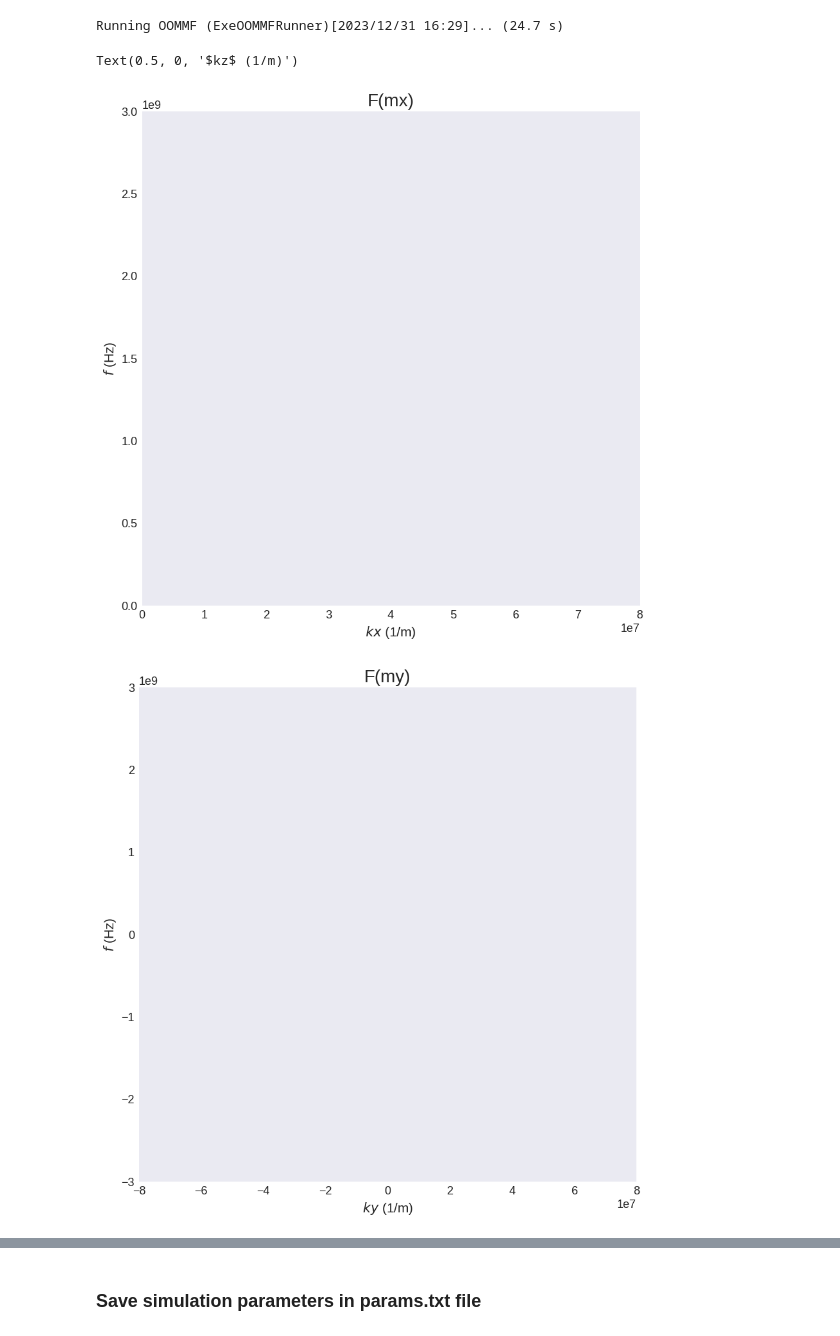
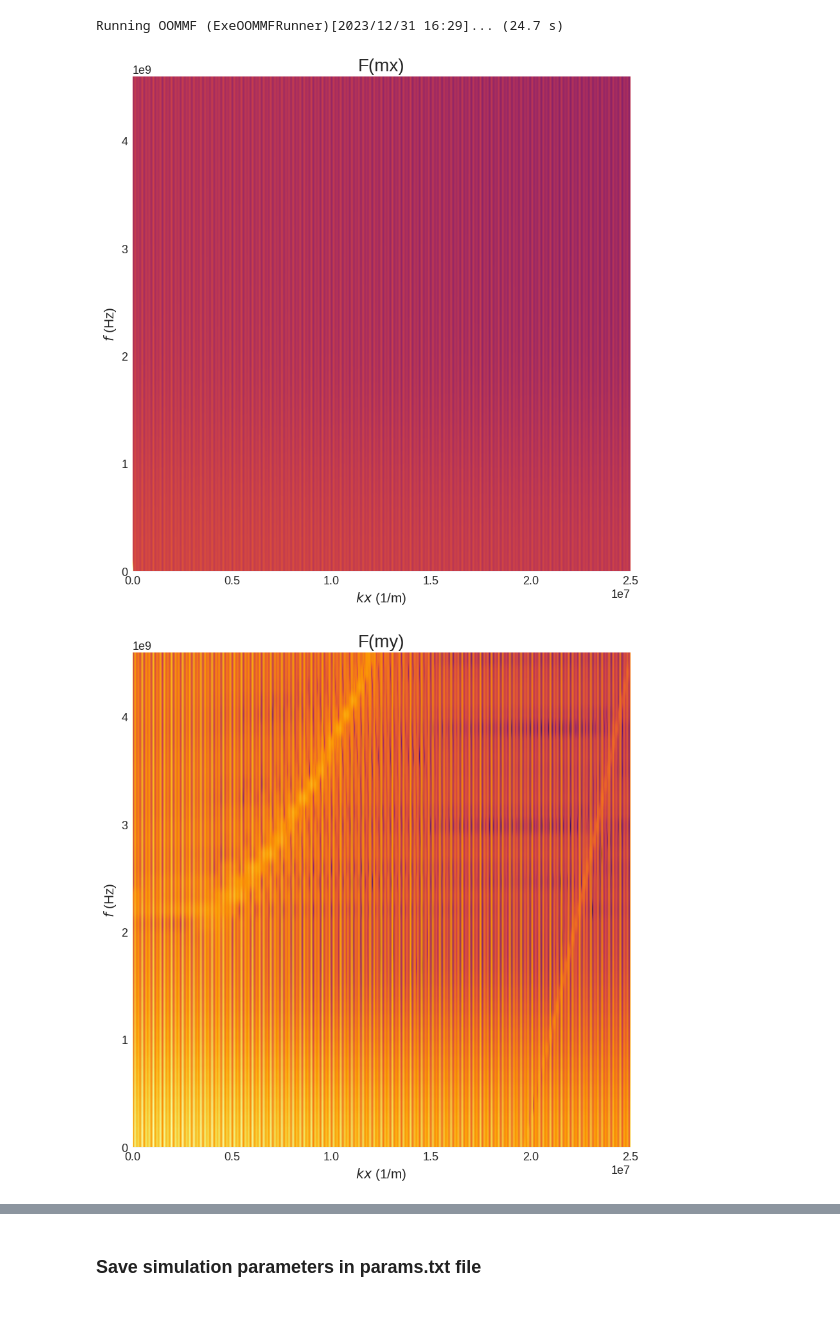
Before and after one commit to RiccardoCiviero/Spintronic_Project, a Jupyter notebook: P3.ipynb, the cells around one changed output, grey strips where cells are left out. Drawn from its saved outputs; the diff is of its cells as text; code cells hidden in the pictures.

Commit message:
added auto save of Fourier plots in sysName/images

```diff
--- a/P3.ipynb
+++ b/P3.ipynb
@@ -200,36 +200,49 @@ Az = np.fliplr(Az)
 m_fft_z = np.fft.fft2(Az)
 m_fft_z = np.fft.fftshift(m_fft_z)
 # %%
+import matplotlib.colors as colors
+import os
+directory="images"
+parentDir=f"{sysName}"
+path=os.path.join(parentDir,directory)
+os.mkdir(path)
+
 # Show the intensity plot of the 2D FFT
+
+#mx
 plt.figure(figsize=(10, 10))
 plt.title('F(mx)')
 extent = [-1/cx, 1/cx, -f_MAX, f_MAX]  # extent of k values and frequencies
 plt.imshow(np.log(np.abs(m_fft_x)**2), extent=extent,
-           aspect='auto', origin='lower', cmap="inferno")
+           aspect='auto', origin='lower', norm=colors.CenteredNorm(vcenter=22), cmap="inferno")
 plt.ylabel("$f$ (Hz)")
 plt.xlabel("$kx$ (1/m)")
+plt.xlim([0, 25e6])
+plt.ylim([0, f_MAX])
+plt.savefig(f'{sysName}/images/F(mx).png', bbox_inches='tight')
 
-plt.xlim([0, 1/cx])
-plt.ylim([0, f_MAX])
-
+#my
 plt.figure(figsize=(10, 10))
 plt.title('F(my)')
 extent = [-1/cx, 1/cx, -f_MAX, f_MAX]  # extent of k values and frequencies
 plt.imshow(np.log(np.abs(m_fft_y)**2), extent=extent,
            aspect='auto', origin='lower', cmap="inferno")
+plt.ylabel("$f$ (Hz)")
+plt.xlabel("$kx$ (1/m)")
+plt.xlim([0, 25e6])
+plt.ylim([0, f_MAX])
+plt.savefig(f'{sysName}/images/F(my).png', bbox_inches='tight')
 
-plt.ylabel("$f$ (Hz)")
-plt.xlabel("$ky$ (1/m)")
-
-
+#mz
 plt.figure(figsize=(10, 10))
 plt.title('F(mz)')
 extent = [-1/cx, 1/cx, -f_MAX, f_MAX]  # extent of k values and frequencies
 plt.imshow(np.log(np.abs(m_fft_z)**2), extent=extent,
            aspect='auto', origin='lower', cmap="inferno")
 plt.ylabel("$f$ (Hz)")
-plt.xlabel("$kz$ (1/m)")
+plt.xlabel("$kx$ (1/m)")
+
+plt.savefig(f'{sysName}/images/F(mz).png', bbox_inches='tight')
 # %% [output]
-Text(0.5, 0, '$kz$ (1/m)')
-[figure, old version]
+[figure, new version]
-[figure, old version]
+[figure, new version]
```
Also changed, not shown: parts of 1 cell of this notebook, 2 other files.
